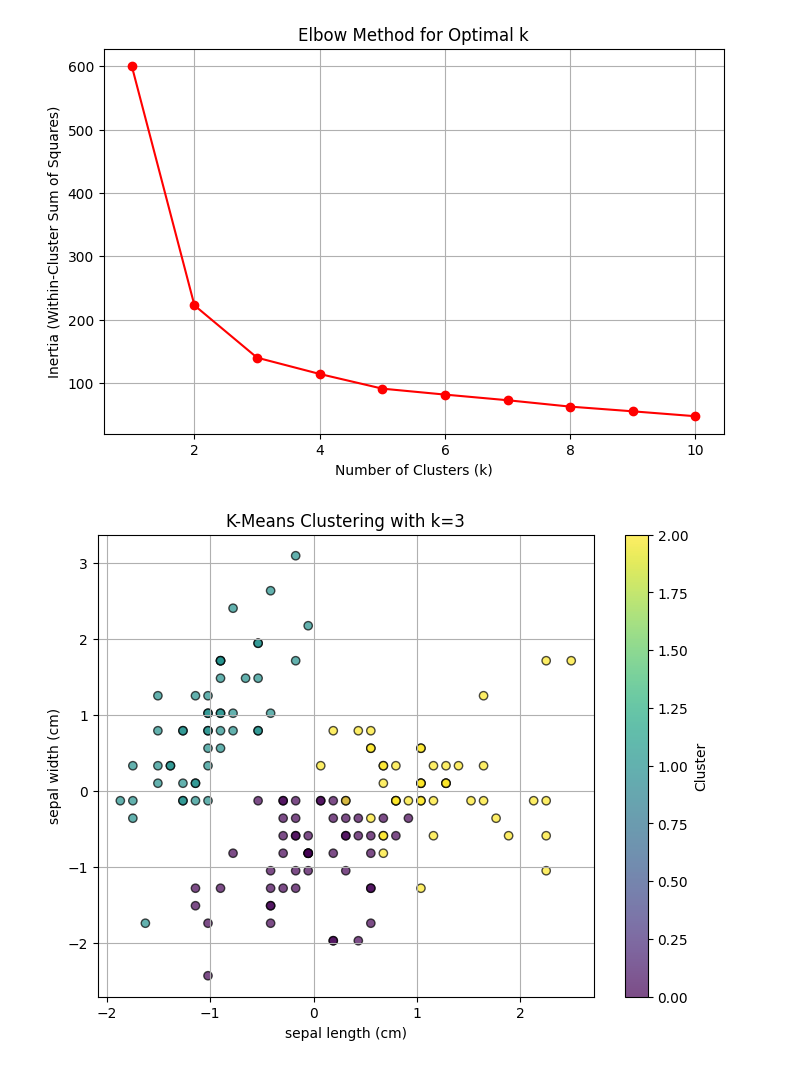
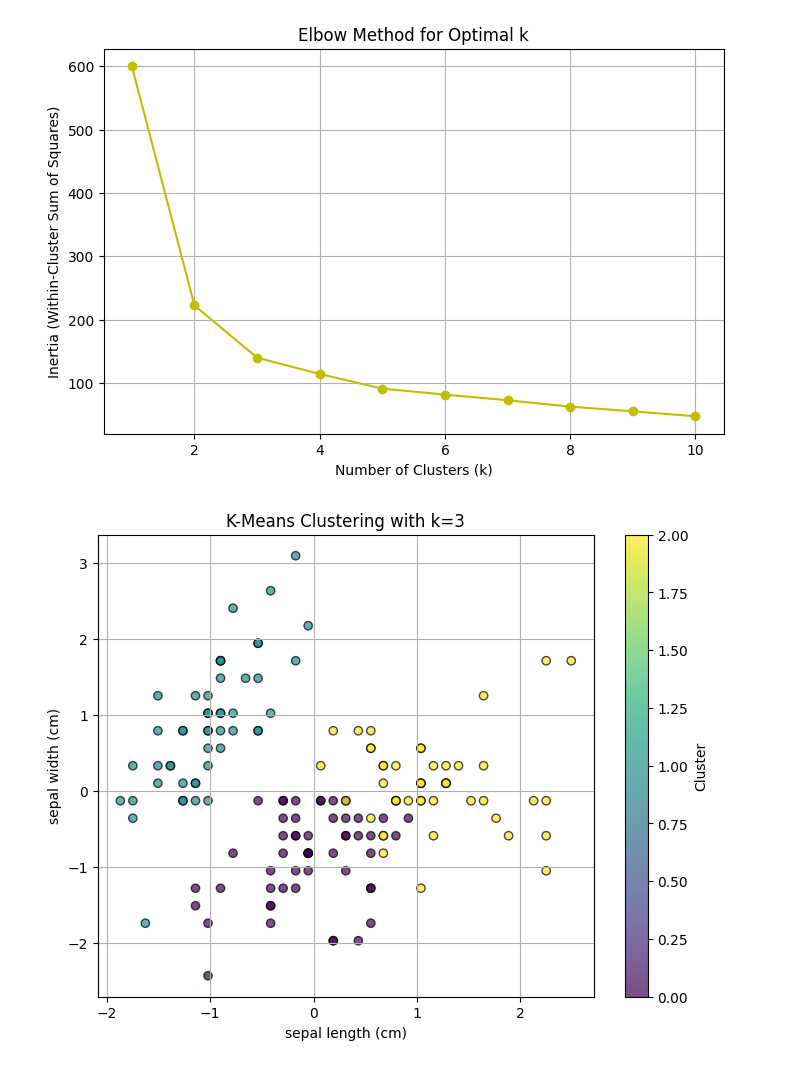
Before and after one commit to mukeshch77/Pattern-Recognition, a Jupyter notebook: Experiment_4.ipynb, the cells around one changed output. Drawn from its saved outputs; the diff is of its cells as text; code cells hidden in the pictures.

```diff
--- a/Experiment_4.ipynb
+++ b/Experiment_4.ipynb
@@ -20,14 +20,14 @@ for k in k_values:
     inertia.append(kmeans.inertia_)
 # %%
 plt.figure(figsize=(8, 5))
-plt.plot(k_values, inertia, marker='o', linestyle='-', color='r')
+plt.plot(k_values, inertia, marker='o', linestyle='-', color='y')
 plt.xlabel("Number of Clusters (k)")
 plt.ylabel("Inertia (Within-Cluster Sum of Squares)")
 plt.title("Elbow Method for Optimal k")
 plt.grid()
 plt.show()
 # %% [output]
-[figure, old version]
+[figure, new version]
 # %%
 optimal_k = 3
 kmeans = KMeans(n_clusters=optimal_k, random_state=42, n_init=10)
```
